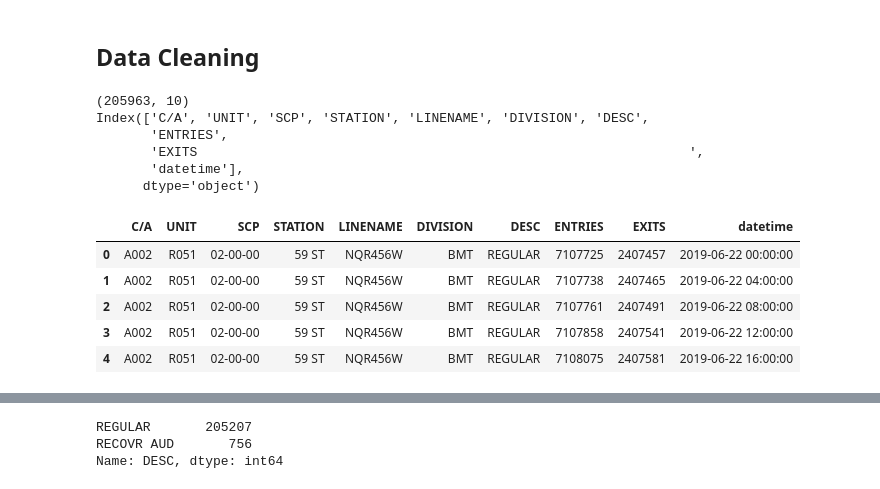
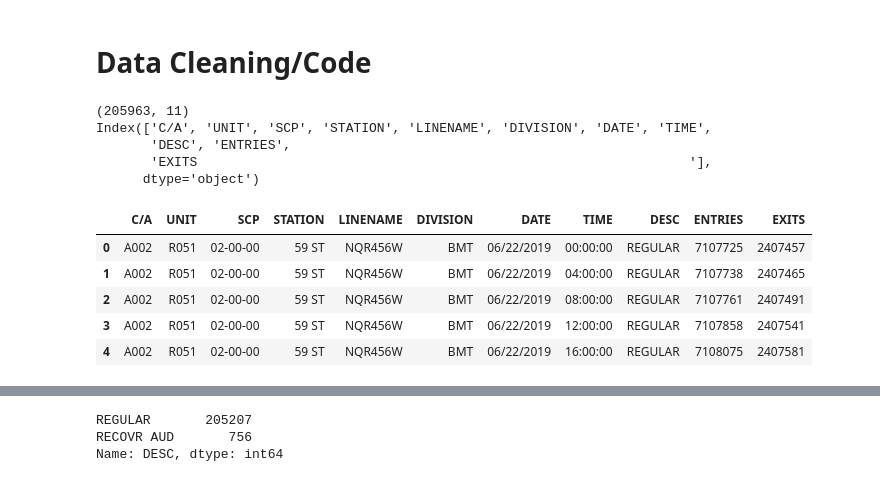
Before and after one commit to sculla/Project1_Group2, a Jupyter notebook: Project1_Group1.ipynb, the cells around one changed output, grey strips where cells are left out. Cells and saved outputs as stored; diff of their text form; code cells hidden in the pictures.

```diff
--- a/Project1_Group1.ipynb
+++ b/Project1_Group1.ipynb
@@ -4,24 +4,24 @@
 # %% [markdown]
-## Data Cleaning
+# Data Cleaning/Code
 # %%
 import pandas as pd
 import numpy as np
+#%config InlineBackend.figure_format = 'svg’
 
-#data= pd.read_csv("http://web.mta.info/developers/data/nyct/turnstile/turnstile_190629.txt")
-data=pd.read_pickle('.DateTime_transformed.pickle')
+data= pd.read_csv("http://web.mta.info/developers/data/nyct/turnstile/turnstile_190629.txt")
 print(data.shape)
 print(data.columns)
+
 data.head()
 # %% [output]
-(205963, 10)
-Index(['C/A', 'UNIT', 'SCP', 'STATION', 'LINENAME', 'DIVISION', 'DESC',
-       'ENTRIES',
-       'EXITS                                                               ',
-       'datetime'],
+(205963, 11)
+Index(['C/A', 'UNIT', 'SCP', 'STATION', 'LINENAME', 'DIVISION', 'DATE', 'TIME',
+       'DESC', 'ENTRIES',
+       'EXITS                                                               '],
       dtype='object')
-|  | C/A | UNIT | SCP | STATION | LINENAME | DIVISION | DESC | ENTRIES | EXITS | datetime |
-| 0 | A002 | R051 | 02-00-00 | 59 ST | NQR456W | BMT | REGULAR | 7107725 | 2407457 | 2019-06-22 00:00:00 |
-| 1 | A002 | R051 | 02-00-00 | 59 ST | NQR456W | BMT | REGULAR | 7107738 | 2407465 | 2019-06-22 04:00:00 |
-| 2 | A002 | R051 | 02-00-00 | 59 ST | NQR456W | BMT | REGULAR | 7107761 | 2407491 | 2019-06-22 08:00:00 |
-| 3 | A002 | R051 | 02-00-00 | 59 ST | NQR456W | BMT | REGULAR | 7107858 | 2407541 | 2019-06-22 12:00:00 |
-| 4 | A002 | R051 | 02-00-00 | 59 ST | NQR456W | BMT | REGULAR | 7108075 | 2407581 | 2019-06-22 16:00:00 |
+|  | C/A | UNIT | SCP | STATION | LINENAME | DIVISION | DATE | TIME | DESC | ENTRIES | EXITS |
+| 0 | A002 | R051 | 02-00-00 | 59 ST | NQR456W | BMT | 06/22/2019 | 00:00:00 | REGULAR | 7107725 | 2407457 |
+| 1 | A002 | R051 | 02-00-00 | 59 ST | NQR456W | BMT | 06/22/2019 | 04:00:00 | REGULAR | 7107738 | 2407465 |
+| 2 | A002 | R051 | 02-00-00 | 59 ST | NQR456W | BMT | 06/22/2019 | 08:00:00 | REGULAR | 7107761 | 2407491 |
+| 3 | A002 | R051 | 02-00-00 | 59 ST | NQR456W | BMT | 06/22/2019 | 12:00:00 | REGULAR | 7107858 | 2407541 |
+| 4 | A002 | R051 | 02-00-00 | 59 ST | NQR456W | BMT | 06/22/2019 | 16:00:00 | REGULAR | 7108075 | 2407581 |
```
Also changed, not shown: parts of 45 cells of this notebook.
